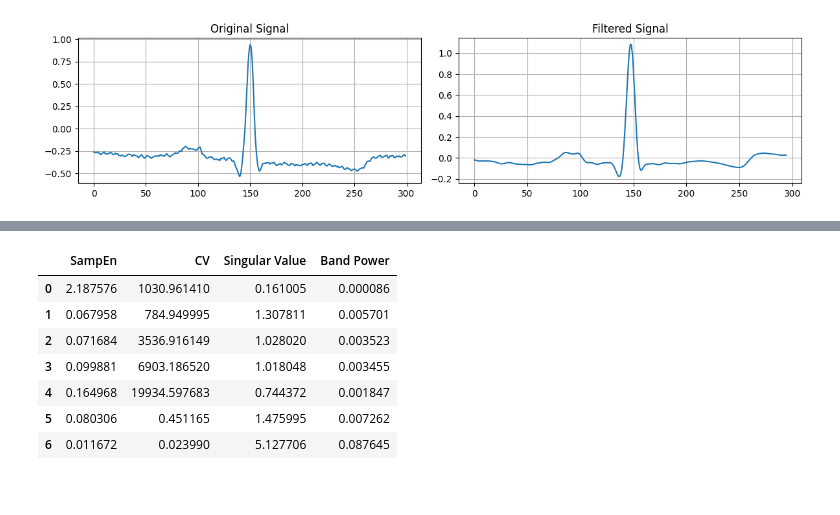
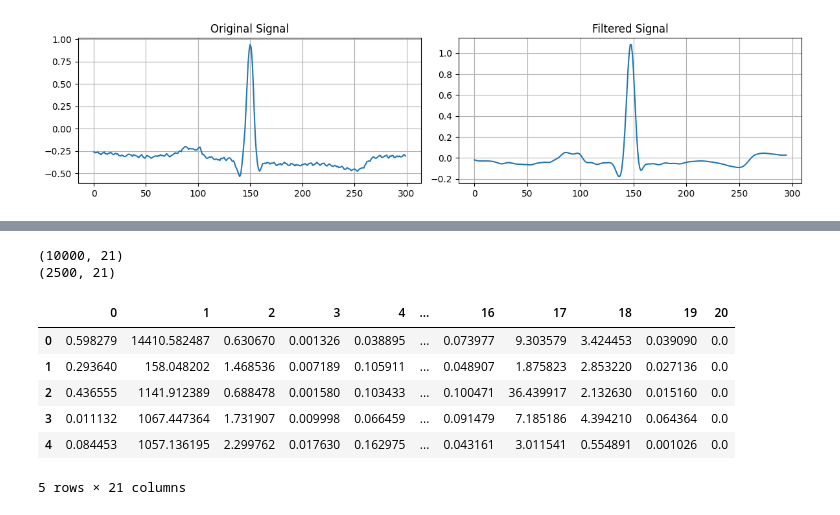
Before and after one commit to Tharusha-Sihan/BSP-Paper-Implementation, a Jupyter notebook: emd_eemd_svm.ipynb, the cells around one changed output, grey strips where cells are left out. Drawn from its saved outputs; the diff is of its cells as text; code cells hidden in the pictures.

Commit message:
Created the feature vector for SVM input

```diff
--- a/emd_eemd_svm.ipynb
+++ b/emd_eemd_svm.ipynb
@@ -298,38 +363,48 @@ plt.show()
 import antropy as ant
 from numpy.linalg import svd
 
-def extract_features(IMFs):
-    # Combine all features into a feature vector
-    feature_vector = []
-    for imf in IMFs:
-        # Calculate Sample Entropy
-        sampEn = ant.sample_entropy(imf)
+# def extract_features(IMFs):
+#     # Combine all features into a feature vector
+#     feature_vector = []
+#     for imf in IMFs:
+#         # Calculate Sample Entropy
+#         sampEn = ant.sample_entropy(imf)
 
-        # Calculate Coefficient of Variation (CV)
-        mean_imf = np.mean(imf)
-        std_imf = np.std(imf)
-        CV = (std_imf / mean_imf) ** 2
+#         # Calculate Coefficient of Variation (CV)
+#         mean_imf = np.mean(imf)
+#         std_imf = np.std(imf)
+#         CV = (std_imf / mean_imf) ** 2
 
-        # Perform SVD and extract singular value
-        singular_value = svd(imf.reshape(-1, 1), compute_uv=False)[0]
+#         # Perform SVD and extract singular value
+#         singular_value = svd(imf.reshape(-1, 1), compute_uv=False)[0]
 
-        # Calculate Band Power
-        bp_value = np.mean(np.square(imf))
+#         # Calculate Band Power
+#         bp_value = np.mean(np.square(imf))
 
-        features = [sampEn, CV, singular_value, bp_value]
-        feature_vector.append(features)
-        feature_df = pd.DataFrame(feature_vector, columns=['SampEn', 'CV', 'Singular Value', 'Band Power'])
+#         features = [sampEn, CV, singular_value, bp_value]
+#         feature_vector.append(features)
+#         feature_df = pd.DataFrame(feature_vector, columns=['SampEn', 'CV', 'Singular Value', 'Band Power'])
 
-    return feature_df
+#     return feature_df
 
-feature_vector = extract_features(IMFs)
-feature_vector
+# feature_vector = extract_features(IMFs)
+# feature_vector
-# %% [output]
-|  | SampEn | CV | Singular Value | Band Power |
-| 0 | 2.187576 | 1030.961410 | 0.161005 | 0.000086 |
-| 1 | 0.067958 | 784.949995 | 1.307811 | 0.005701 |
-| 2 | 0.071684 | 3536.916149 | 1.028020 | 0.003523 |
-| 3 | 0.099881 | 6903.186520 | 1.018048 | 0.003455 |
-| 4 | 0.164968 | 19934.597683 | 0.744372 | 0.001847 |
-| 5 | 0.080306 | 0.451165 | 1.475995 | 0.007262 |
-| 6 | 0.011672 | 0.023990 | 5.127706 | 0.087645 |
+# %%
+train_features_df = Get_features_df(train)
+test_features_df = Get_features_df(test)
+
+print(train_features_df.shape)
+print(test_features_df.shape)
+# %% [output]
+(10000, 21)
+(2500, 21)
+# %%
+train_features_df.head()
+# %% [output]
+|  | 0 | 1 | 2 | 3 | 4 | ... | 16 | 17 | 18 | 19 | 20 |
+| 0 | 0.598279 | 14410.582487 | 0.630670 | 0.001326 | 0.038895 | ... | 0.073977 | 9.303579 | 3.424453 | 0.039090 | 0.0 |
+| 1 | 0.293640 | 158.048202 | 1.468536 | 0.007189 | 0.105911 | ... | 0.048907 | 1.875823 | 2.853220 | 0.027136 | 0.0 |
+| 2 | 0.436555 | 1141.912389 | 0.688478 | 0.001580 | 0.103433 | ... | 0.100471 | 36.439917 | 2.132630 | 0.015160 | 0.0 |
+| 3 | 0.011132 | 1067.447364 | 1.731907 | 0.009998 | 0.066459 | ... | 0.091479 | 7.185186 | 4.394210 | 0.064364 | 0.0 |
+| 4 | 0.084453 | 1057.136195 | 2.299762 | 0.017630 | 0.162975 | ... | 0.043161 | 3.011541 | 0.554891 | 0.001026 | 0.0 |
+5 rows × 21 columns
```
Also changed, not shown: parts of 9 cells of this notebook.
